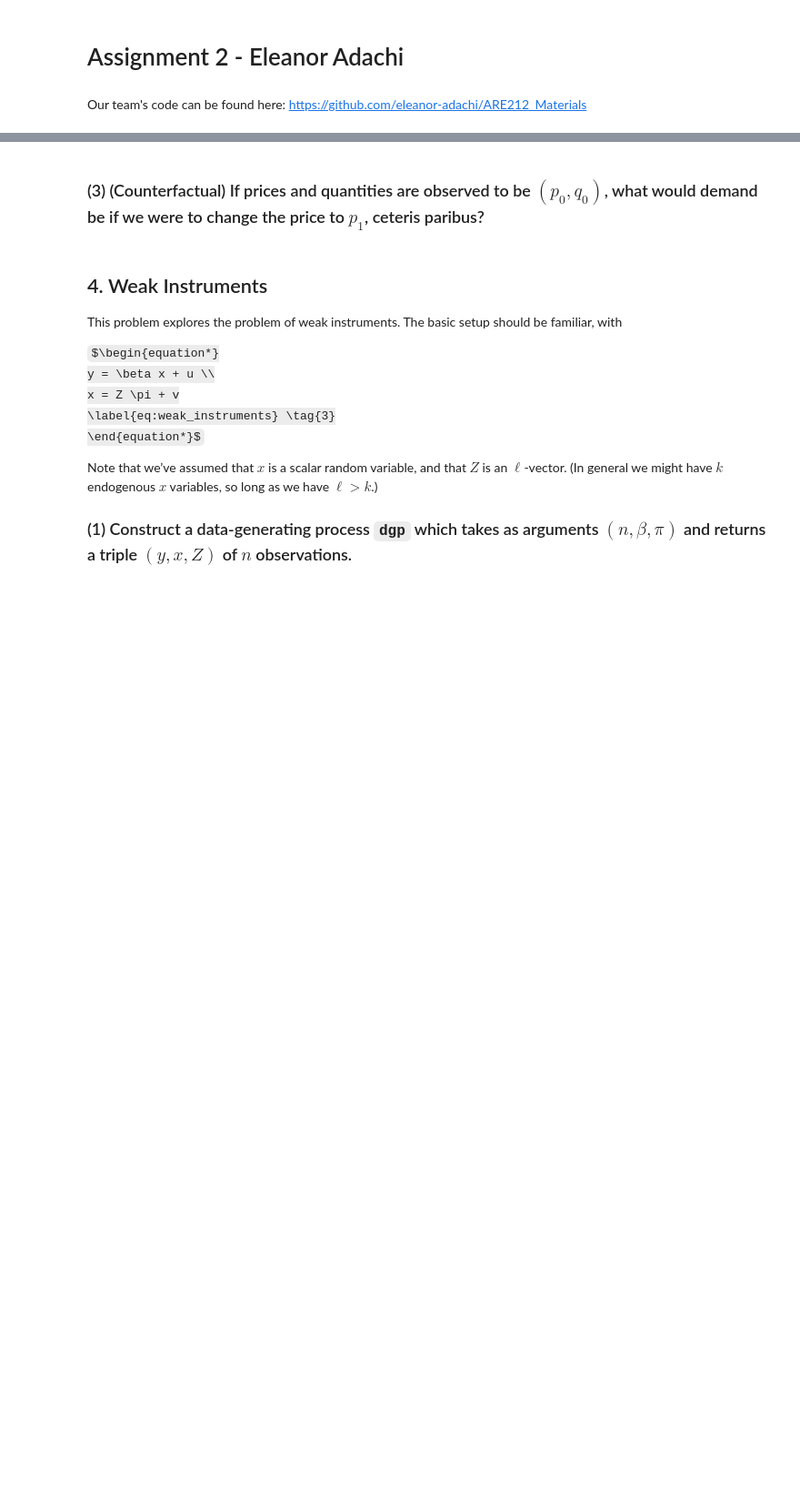
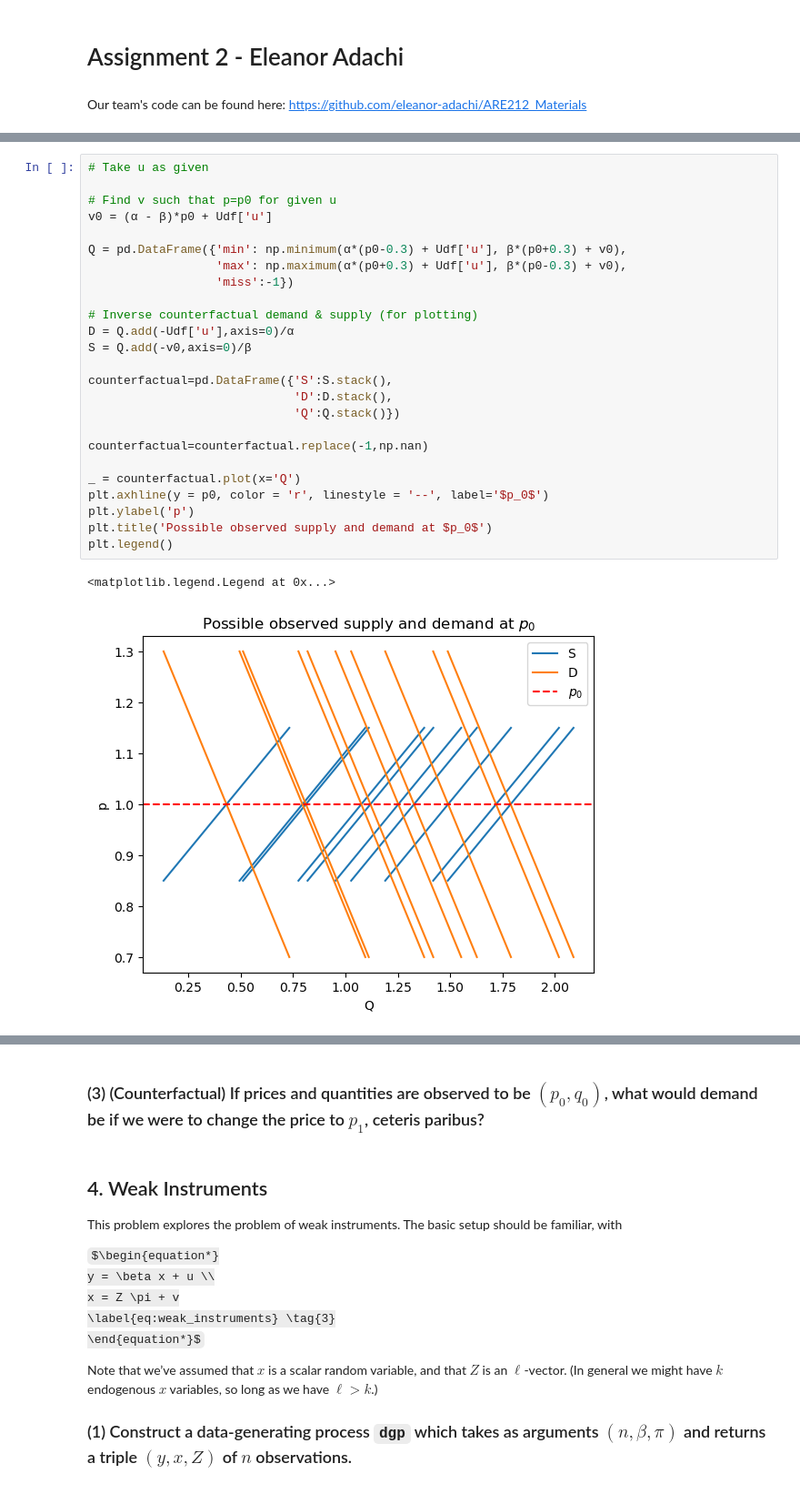
Before and after one commit to eleanor-adachi/ARE212_Materials, a Jupyter notebook: Assignments/assignment2/assignment2_ea.ipynb, the cells around one changed output, grey strips where cells are left out. Shown at 91% size. Drawn from its saved outputs; the diff is of its cells as text; some formulas as TeX source; blank space fills up the shorter version.

```diff
--- a/Assignments/assignment2/assignment2_ea.ipynb
+++ b/Assignments/assignment2/assignment2_ea.ipynb
@@ -26,0 +138,28 @@ Answers could be mathematical expressions, or code that answers the question for
+# %%
+# Take u as given
+
+# Find v such that p=p0 for given u
+v0 = (α - β)*p0 + Udf['u']
+
+Q = pd.DataFrame({'min': np.minimum(α*(p0-0.3) + Udf['u'], β*(p0+0.3) + v0),
+                  'max': np.maximum(α*(p0+0.3) + Udf['u'], β*(p0-0.3) + v0),
+                  'miss':-1})
+
+# Inverse counterfactual demand & supply (for plotting)
+D = Q.add(-Udf['u'],axis=0)/α
+S = Q.add(-v0,axis=0)/β
+
+counterfactual=pd.DataFrame({'S':S.stack(),
+                             'D':D.stack(),
+                             'Q':Q.stack()})
+
+counterfactual=counterfactual.replace(-1,np.nan)
+
+_ = counterfactual.plot(x='Q')
+plt.axhline(y = p0, color = 'r', linestyle = '--', label='$p_0$')
+plt.ylabel('p')
+plt.title('Possible observed supply and demand at $p_0$')
+plt.legend()
+# %% [output]
+<matplotlib.legend.Legend at 0x...>
+[figure, added]
```
Also changed, not shown: parts of 13 cells of this notebook.
